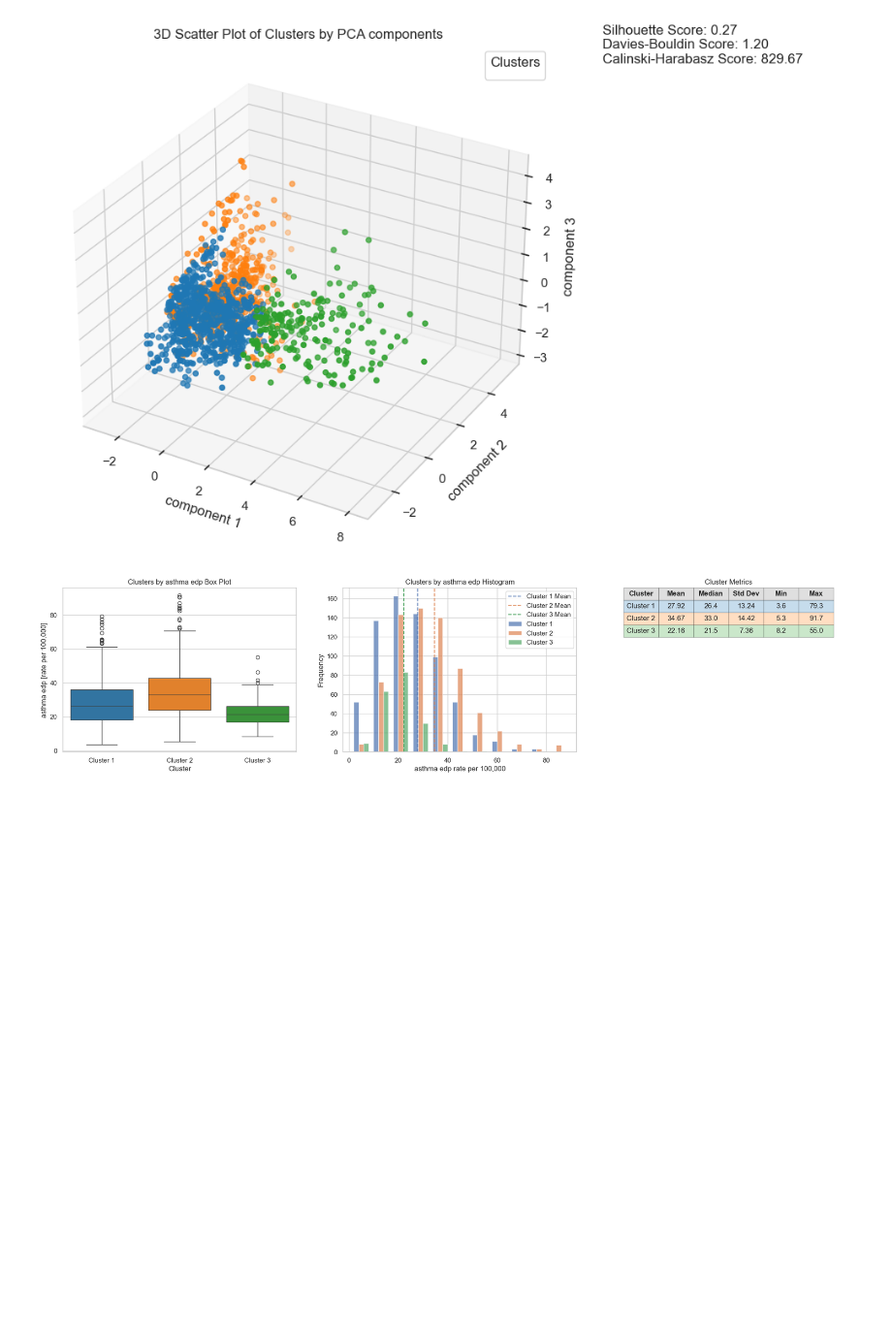
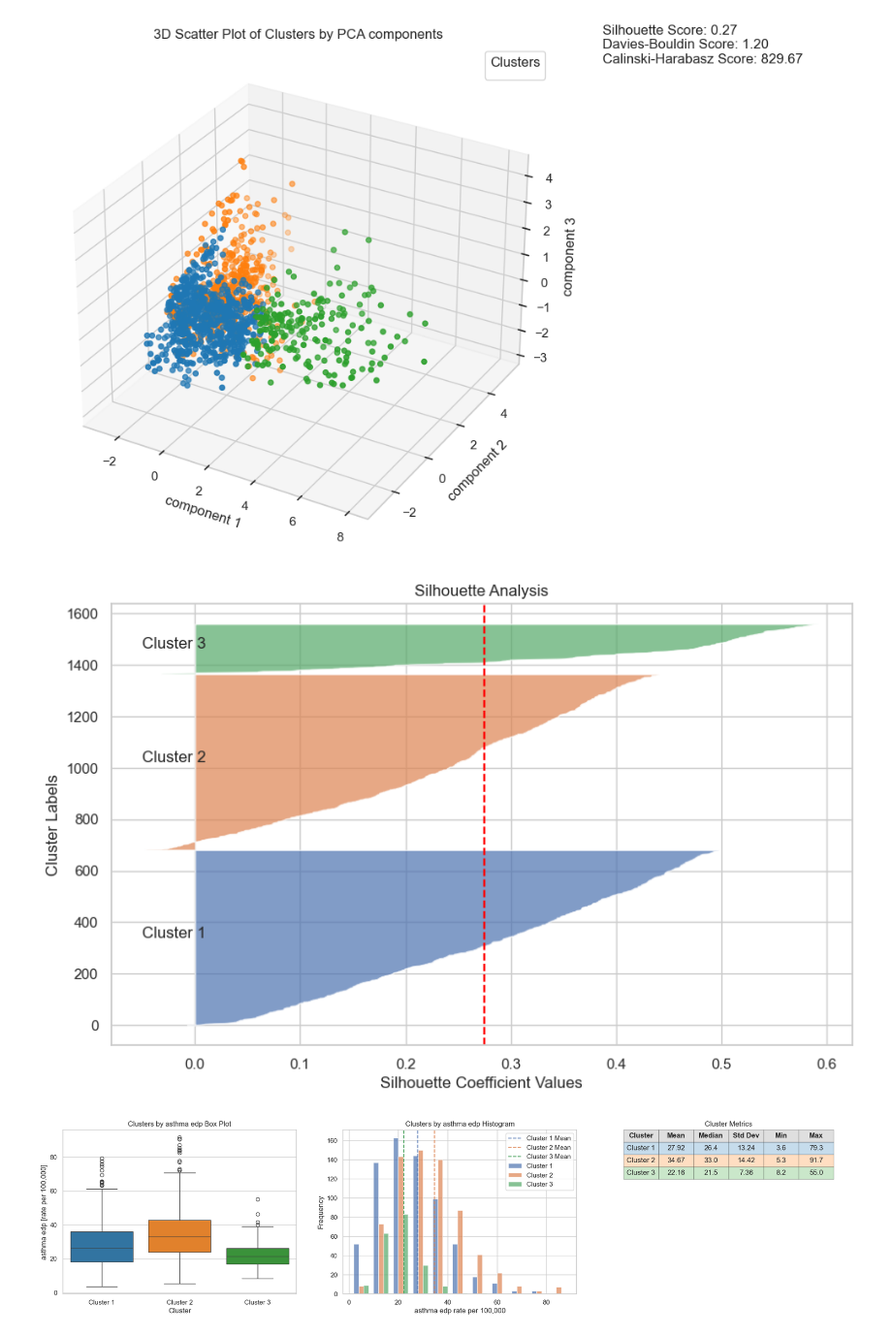
Before and after one commit to SethKalantzis-103992935/COS30049-Computing-Technology-Innovation-Project, a Jupyter notebook: v2/analysis/clustering-k-means.ipynb, the cells around one changed output. Shown: that part at 97% size. Drawn from its saved outputs; the diff is of its cells as text; code cells hidden in the pictures; blank space fills up the shorter version.

Commit message:
Updates to kmeans in v2 while transferring to v3

```diff
--- a/v2/analysis/clustering-k-means.ipynb
+++ b/v2/analysis/clustering-k-means.ipynb
@@ -299,6 +299,35 @@ if (n_components > 3):
     display(cluster_summary)                                                                           # Display the cluster summary
 # %% [output]
 [figure]
+# %%
+from sklearn.metrics import silhouette_samples
+
+# Calculate silhouette scores for each sample
+silhouette_vals = silhouette_samples(scores_pca, kmeans_pca.labels_)
+
+# Create a subplot for silhouette analysis
+fig, ax = plt.subplots(figsize=(10, 6))
+
+# Plot silhouette scores for each cluster
+y_lower, y_upper = 0, 0
+for i in range(elbow):
+    cluster_silhouette_vals = silhouette_vals[kmeans_pca.labels_ == i]
+    cluster_silhouette_vals.sort()
+    y_upper += len(cluster_silhouette_vals)
+    ax.fill_betweenx(np.arange(y_lower, y_upper), 0, cluster_silhouette_vals, alpha=0.7)
+    ax.text(-0.05, y_lower + 0.5 * len(cluster_silhouette_vals), f'Cluster {i+1}')
+    y_lower = y_upper
+
+# Set labels and title
+ax.set_xlabel('Silhouette Coefficient Values')
+ax.set_ylabel('Cluster Labels')
+ax.set_title('Silhouette Analysis')
+ax.axvline(x=silhouette_vals.mean(), color="red", linestyle="--")
+
+# Show the plot
+plt.show()
+# %% [output]
+[figure, added]
 # %%
 # Define features
 target_column = health_stat_columns[0]               # Set the target column to the first health stat column
```
Also changed, not shown: parts of 1 cell of this notebook.
